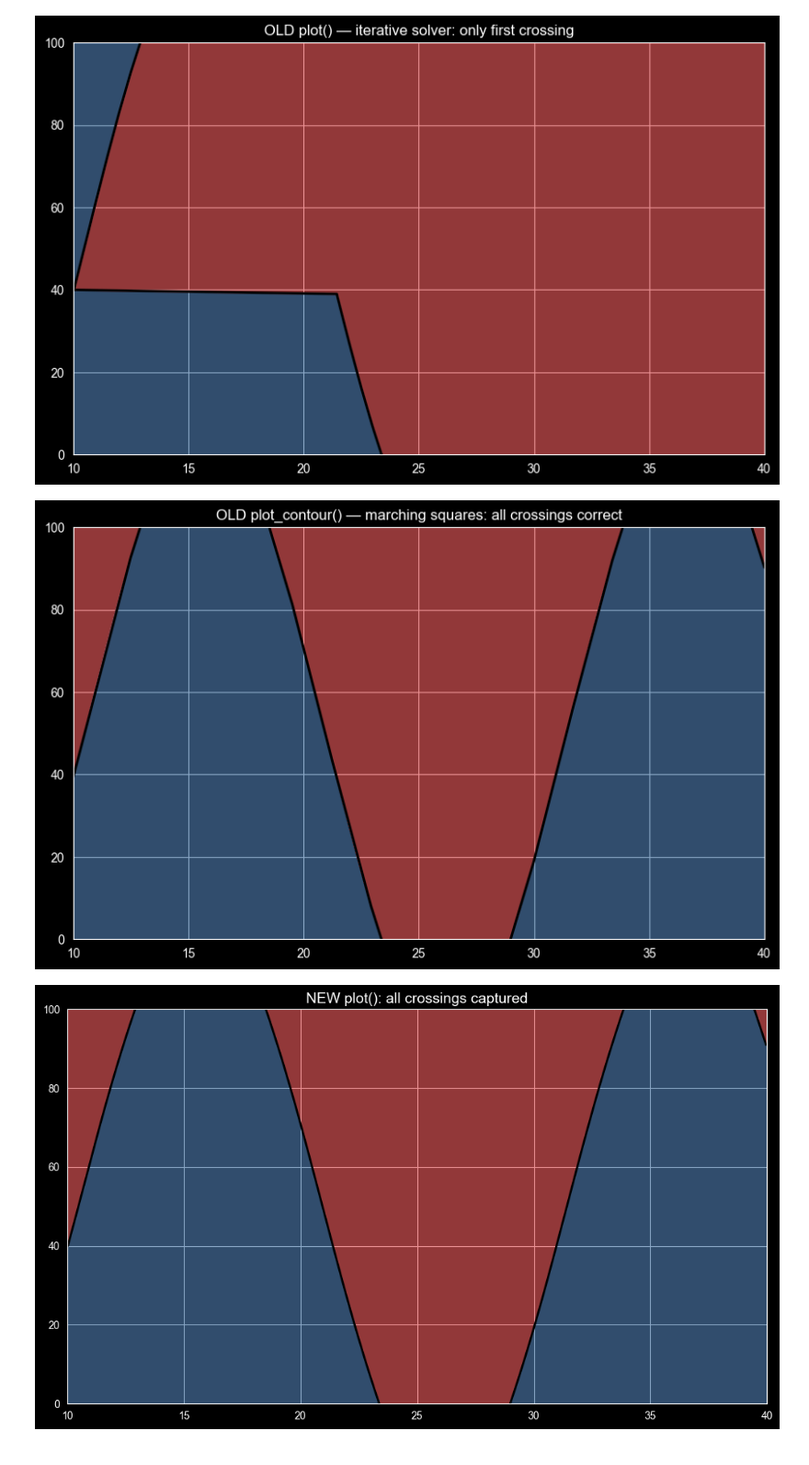
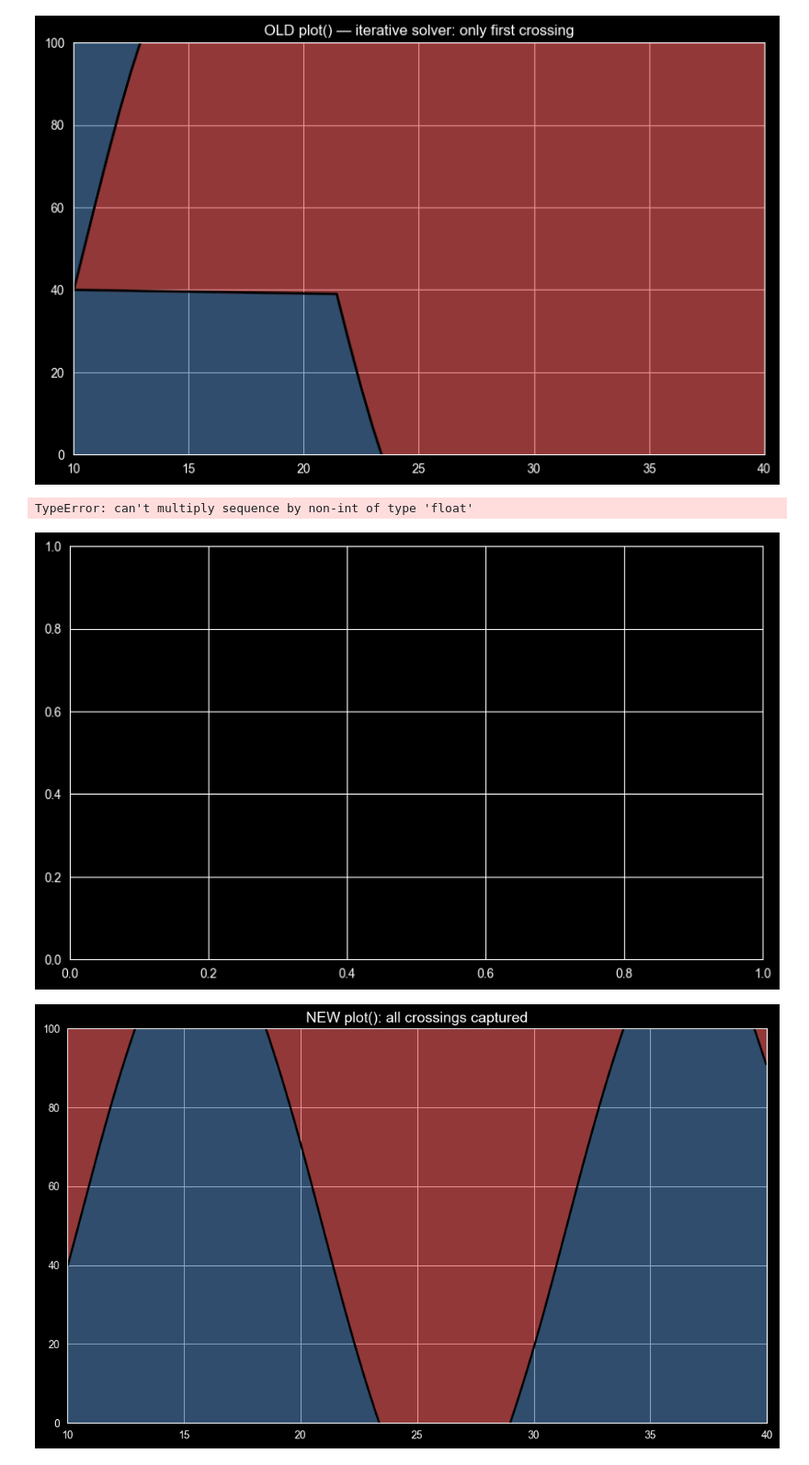
Before and after one commit to qdou0670/pythermalcomfort, a Jupyter notebook: pythermalcomfort/plots/class/solver test.ipynb, the cells around one changed output. Shown at 92% size. Drawn from its saved outputs; the diff is of its cells as text; code cells hidden in the pictures.

```diff
--- a/pythermalcomfort/plots/class/solver test.ipynb
+++ b/pythermalcomfort/plots/class/solver test.ipynb
@@ -2,12 +2,17 @@
 import matplotlib.pyplot as plt
 import numpy as np
 from range_scene_old import RangeScene as RangeSceneOld
+import math
 
 
-def wavy_comfort_model(tdb, rh, **kwargs):
+'''def wavy_comfort_model(tdb, rh, **kwargs):
     tdb = np.asarray(tdb)
     rh = np.asarray(rh)
-    return {"output": np.sin(tdb * 0.3) * 3 + (rh - 50) * 0.04}
+    return {"output": np.sin(tdb * 0.3) * 3 + (rh - 50) * 0.04}'''
+
+
+def wavy_comfort_model(tdb: float, rh: float, **kwargs) -> dict:
+    return {"output": math.sin(tdb * 0.3) * 3 + (rh - 50) * 0.04}
 
 
 scene = RangeSceneOld(wavy_comfort_model)
@@ -17,34 +22,35 @@ fig, ax = plt.subplots(figsize=(10, 6))
 scene.plot(
     output="output",
     levels=[0.0],
     colors=["#4c78a8", "#e15759"],
     x_step=0.5,
     y_step=1.0,
     ax=ax,
     show_lines=True,
     line_kws={"color": "black", "linewidth": 2},
 )
 ax.set_title("OLD plot() — iterative solver: only first crossing")
 plt.show()
 
 scene = RangeSceneOld(wavy_comfort_model)
 scene.x(tdb=(10, 40)).y(rh=(0, 100)).parameters()
 
 fig, ax = plt.subplots(figsize=(10, 6))
 scene.plot_contour(
     output="output",
     levels=[0.0],
     colors=["#4c78a8", "#e15759"],
     grid_resolution=150,
     ax=ax,
     show_lines=True,
     line_kws={"color": "black", "linewidth": 2},
 )
 ax.set_title("OLD plot_contour() — marching squares: all crossings correct")
 plt.show()
 # %% [output]
 [figure]
+TypeError: can't multiply sequence by non-int of type 'float'
-[figure, old version]
+[figure, new version]
 # %%
 from range_scene import RangeScene
 
```
Also changed, not shown: parts of 5 cells of this notebook, 9 other files.
